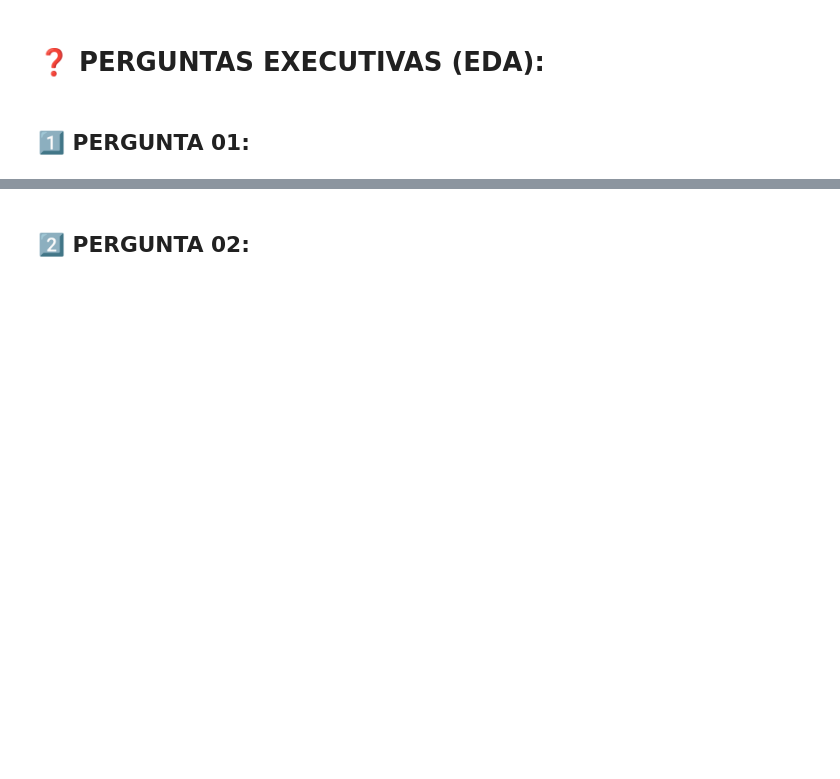
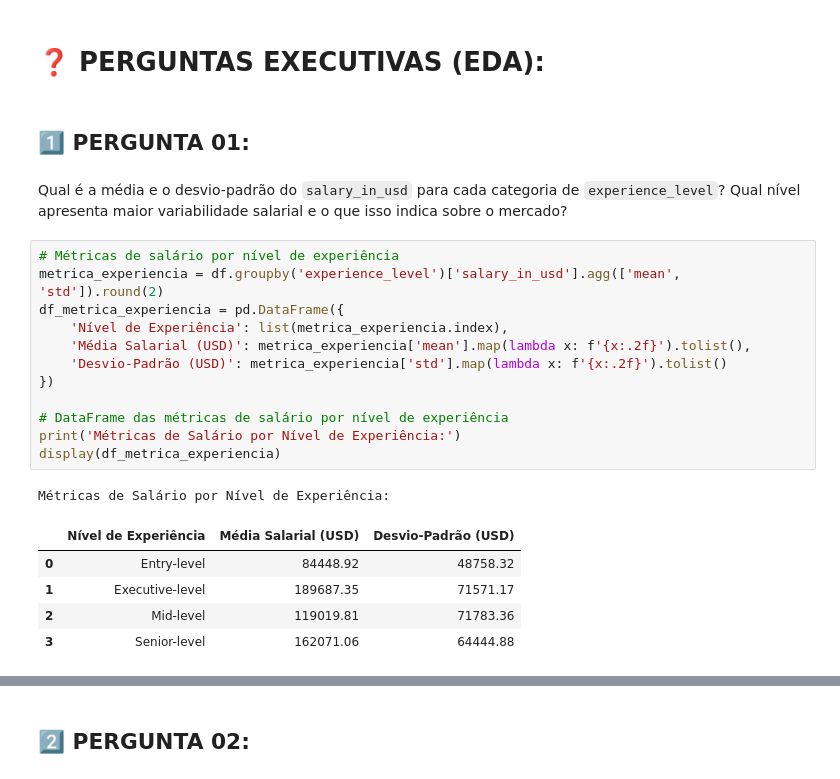
Before and after one commit to yRaffa/GS-2025-2_DataScience, a Jupyter notebook: GS-DataScience.ipynb, the cells around one changed output, grey strips where cells are left out. Saved outputs shown, nothing was run; the diff lists cells and outputs as text; blank space fills up the shorter version.

```diff
--- a/GS-DataScience.ipynb
+++ b/GS-DataScience.ipynb
@@ -384,3 +384,24 @@ O salário é fortemente influenciado por esses dois fatores: Nível de Experiê
 # **❓ PERGUNTAS EXECUTIVAS (EDA):**
 # %% [markdown]
 ## **1️⃣ PERGUNTA 01:**
+# %% [markdown]
+Qual é a média e o desvio-padrão do `salary_in_usd` para cada categoria de `experience_level`? Qual nível apresenta maior variabilidade salarial e o que isso indica sobre o mercado?
+# %%
+# Métricas de salário por nível de experiência
+metrica_experiencia = df.groupby('experience_level')['salary_in_usd'].agg(['mean', 'std']).round(2)
+df_metrica_experiencia = pd.DataFrame({
+    'Nível de Experiência': list(metrica_experiencia.index),
+    'Média Salarial (USD)': metrica_experiencia['mean'].map(lambda x: f'{x:.2f}').tolist(),
+    'Desvio-Padrão (USD)': metrica_experiencia['std'].map(lambda x: f'{x:.2f}').tolist()
+})
+
+# DataFrame das métricas de salário por nível de experiência
+print('Métricas de Salário por Nível de Experiência:')
+display(df_metrica_experiencia)
+# %% [output]
+Métricas de Salário por Nível de Experiência:
+|  | Nível de Experiência | Média Salarial (USD) | Desvio-Padrão (USD) |
+| 0 | Entry-level | 84448.92 | 48758.32 |
+| 1 | Executive-level | 189687.35 | 71571.17 |
+| 2 | Mid-level | 119019.81 | 71783.36 |
+| 3 | Senior-level | 162071.06 | 64444.88 |
```
Also changed, not shown: parts of 15 cells of this notebook.
